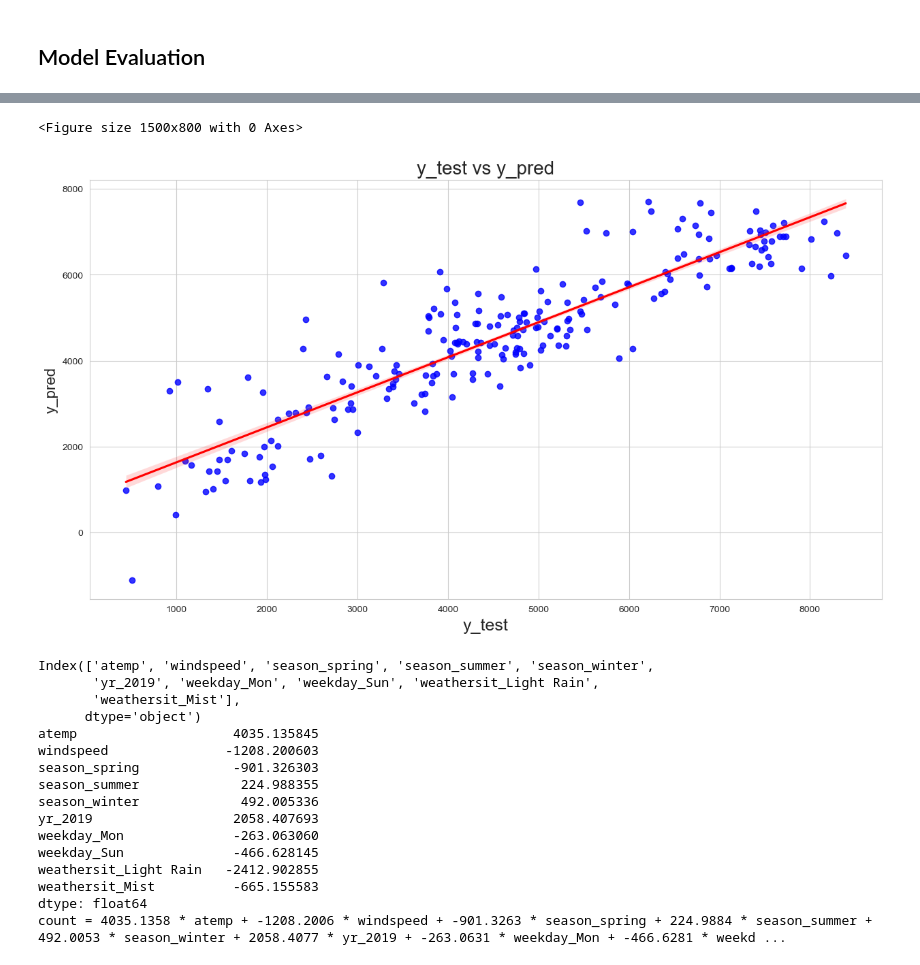
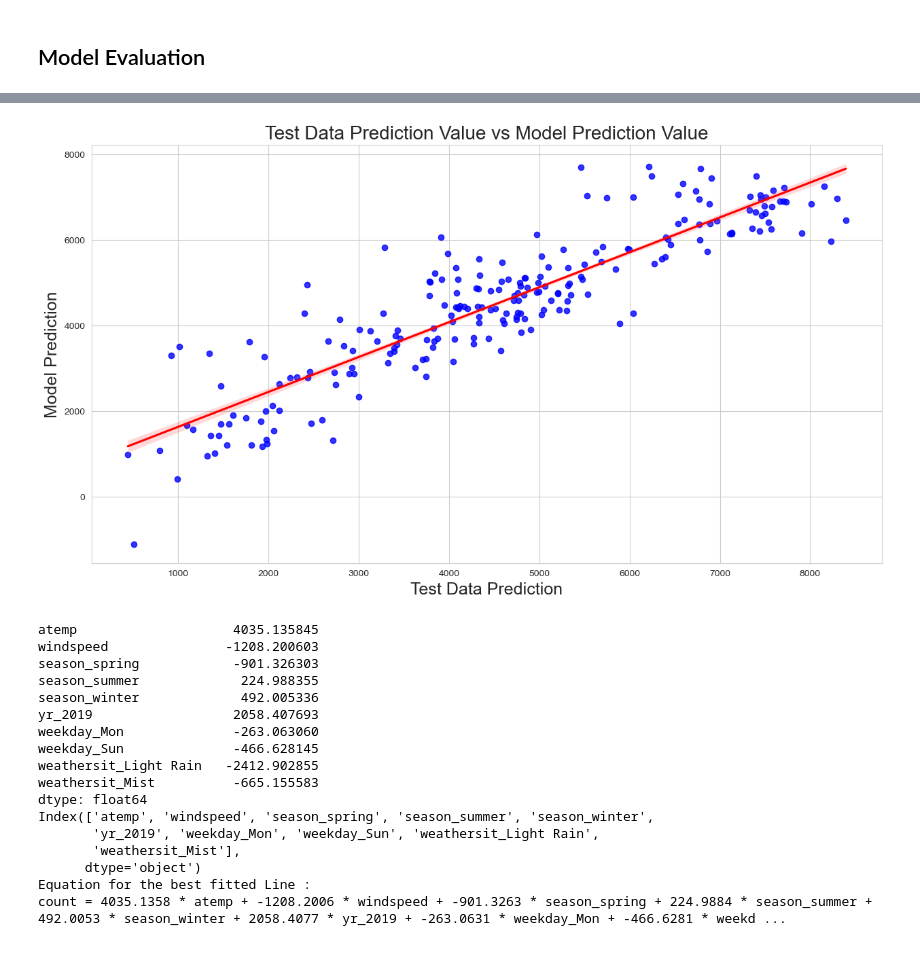
Before and after one commit to gurpreetkalra/BoomBikeCaseStudy, a Jupyter notebook: BoomBikeCaseStudy.ipynb, the cells around one changed output, grey strips where cells are left out. Drawn from its saved outputs; the diff is of its cells as text; code cells hidden in the pictures.

```diff
--- a/BoomBikeCaseStudy.ipynb
+++ b/BoomBikeCaseStudy.ipynb
@@ -869,33 +908,29 @@ plt.show()
 # %%
 plt.figure(figsize=(15,8))
 sns.regplot(x=y_testTransactionDf, y=y_test_pred, ci=68, fit_reg=True,scatter_kws={"color": "blue"}, line_kws={"color": "red"})
 
-plt.title('y_test vs y_pred', fontsize=20)              # Plot heading
-plt.xlabel('y_test', fontsize=18)                          # X-label
-plt.ylabel('y_pred', fontsize=16)                          # Y-label
+plt.title('Test Data Prediction Value vs Model Prediction Value', fontsize=20)
+plt.xlabel('Test Data Prediction', fontsize=18)                          # X-label
+plt.ylabel('Model Prediction', fontsize=18)                          # Y-label
 plt.show()
 # %% [output]
-<Figure size 1500x800 with 0 Axes>
-[figure, old version]
+[figure, new version]
 # %%
-# Assuming you have a trained linear regression model named `model`
+# pulling coeffecients from model except the const
 coefficients = model1.params[1:]
-
-# Assuming you have a list of feature names in the same order as the coefficients
+print(coefficients)
+# getting all features that we have finalized in our final model
 feature_names = finalColsForPrediction
 print( feature_names)
-print(coefficients)
+
 # Print the equation
+print("Equation for the best fitted Line : ")
 equation = "count = "
 for i in range(len(coefficients)):
     equation += f"{coefficients[i]:.4f} * {feature_names[i]} + "
 equation = equation[:-3]  # Remove the trailing '+'
 print(equation)
 # %% [output]
-Index(['atemp', 'windspeed', 'season_spring', 'season_summer', 'season_winter',
-       'yr_2019', 'weekday_Mon', 'weekday_Sun', 'weathersit_Light Rain',
-       'weathersit_Mist'],
-      dtype='object')
 atemp                    4035.135845
 windspeed               -1208.200603
 season_spring            -901.326303
@@ -907,4 +942,9 @@ weekday_Sun              -466.628145
 weathersit_Light Rain   -2412.902855
 weathersit_Mist          -665.155583
 dtype: float64
+Index(['atemp', 'windspeed', 'season_spring', 'season_summer', 'season_winter',
+       'yr_2019', 'weekday_Mon', 'weekday_Sun', 'weathersit_Light Rain',
+       'weathersit_Mist'],
+      dtype='object')
+Equation for the best fitted Line :
 count = 4035.1358 * atemp + -1208.2006 * windspeed + -901.3263 * season_spring + 224.9884 * season_summer + 492.0053 * season_winter + 2058.4077 * yr_2019 + -263.0631 * weekday_Mon + -466.6281 * weekd ...
```
Also changed, not shown: parts of 13 cells of this notebook, 1 other file.
